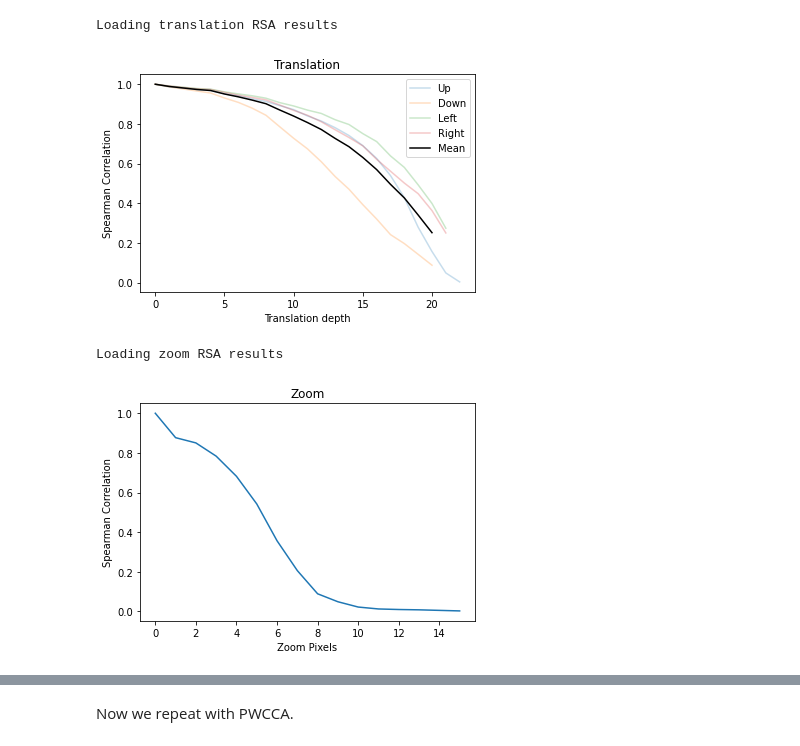
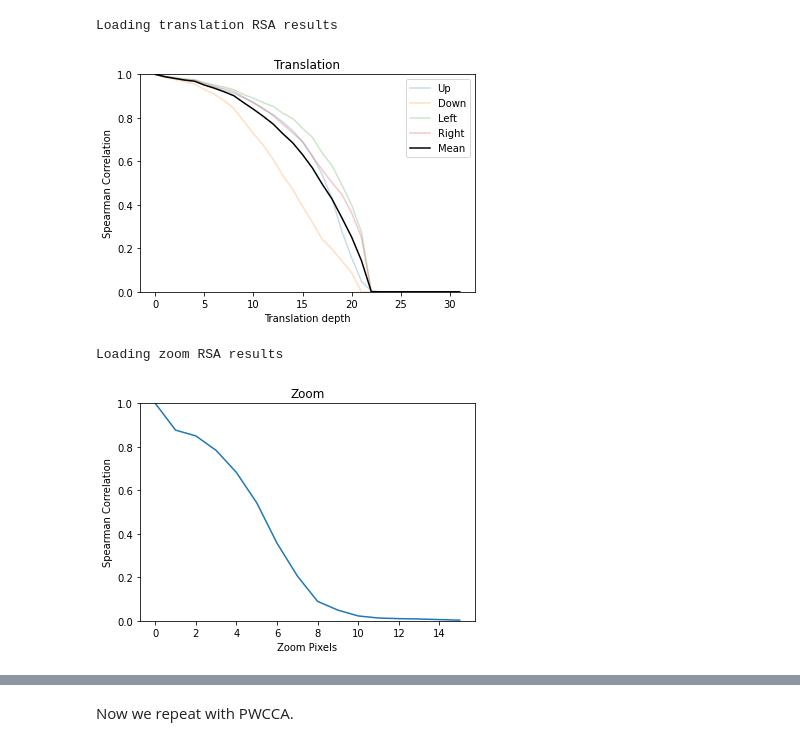
Before and after one commit to VandyCatLab/modelzoo, a Jupyter notebook: notebooks/MasterbookJason.ipynb, the cells around one changed output, grey strips where cells are left out. Saved outputs shown, nothing was run; the diff lists cells and outputs as text; code cells hidden in the pictures.

```diff
--- a/notebooks/MasterbookJason.ipynb
+++ b/notebooks/MasterbookJason.ipynb
@@ -38,13 +26,16 @@ Done!
 # %% [markdown]
 We preprocess the images the same way that the original authors do, global contrast normalization and whitened with ZCA. During training, we augment the data the same way: horizontal flipping and random translation (5 pixels in any direction).
 # %%
-modelPath = 'masterOutput/baseline/w'+str(weightSeed)+'s'+str(shuffleSeed)+'.pb'
+modelPath = '../outputs/masterOutput/baseline/w'+str(weightSeed)+'s'+str(shuffleSeed)+'.pb'
 
 if os.path.exists(modelPath): # The model already exists, load it.
     print('Loading model')
     model = tf.keras.models.load_model(modelPath)
 else: # Train new model
     print('Training new model')
+    trainData, testData = datasets.make_train_data(shuffle_seed=shuffleSeed, augment=True)
+    x_predict, y_predict = datasets.make_predict_data(testData)
+
     model = train.init_all_cnn_c(seed=weightSeed)
 
     # Set flag to true if converges to local min
@@ -109,7 +100,7 @@ Reflect RSA value: 0.9436638227223328
 # %% [markdown]
 As a reminder, this RSA is produced with a Spearman rank correlation with a range between [-1, 1]. A note here is that there might be "RSA best practices" that tells us that we should be doing a Fisher Z transform somewhere along the way. It is entirely expected that this value is relatively high as the model is literally trained on augmentation of this exact type. It is suprising that this isn't basically 1 though.
 # %%
-transRSAPath = 'masterOutput/baseline/transRSAPath.npy'
+transRSAPath = '../outputs/masterOutput/baseline/transRSAPath.npy'
 if os.path.exists(transRSAPath):
     print('Loading translation RSA results')
     transRSA = np.load(transRSAPath)
@@ -122,6 +113,7 @@ else:
     np.save(transRSAPath, transRSA)
 
 # Add mean column
+transRSA = np.nan_to_num(transRSA)
 transMean = np.expand_dims(np.mean(transRSA, axis=1), 1)
 transRSA = np.hstack((transRSA, transMean))
 # %% [output]
@@ -129,14 +121,15 @@ Loading translation RSA results
 # %%
 plt.plot(transRSA[:,0], alpha = 0.25)
 plt.plot(transRSA[:,1], alpha = 0.25)
 plt.plot(transRSA[:,2], alpha = 0.25)
 plt.plot(transRSA[:,3], alpha = 0.25)
 plt.plot(transRSA[:,4], 'black', alpha = 1)
 plt.xlabel('Translation depth')
 plt.ylabel('Spearman Correlation')
+plt.ylim(0, 1)
 plt.title('Translation')
 plt.legend(['Up', 'Down', 'Left', 'Right', 'Mean'])
 plt.show()
 # %% [output]
-[figure, old version]
+[figure, new version]
 # %%
@@ -157,8 +152,9 @@ Loading zoom RSA results
 plt.plot(zoomRSA)
 plt.xlabel('Zoom Pixels')
 plt.ylabel('Spearman Correlation')
+plt.ylim(0, 1)
 plt.title('Zoom')
 plt.show()
 # %% [output]
-[figure, old version]
+[figure, new version]
 # %%
```
Also changed, not shown: parts of 20 cells of this notebook.
